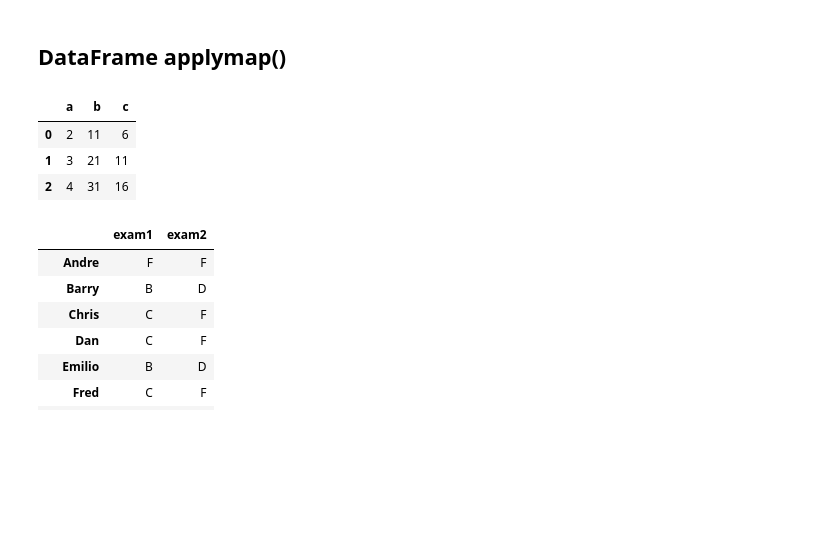
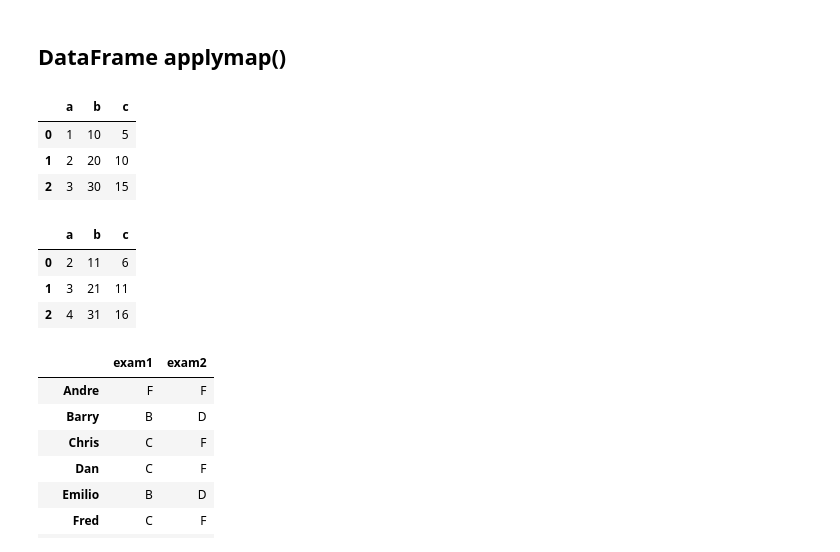
Before and after one commit to Morrowind1983/Udacity-Intro-to-Statistics, a Jupyter notebook: ud170 - 数据分析入门/03 - 用Numpy和Pandas分析二维数据/Exercise.ipynb, the cells around one changed output. Cells and saved outputs as stored; diff of their text form; code cells hidden in the pictures; blank space fills up the shorter version.

```diff
--- a/ud170 - 数据分析入门/03 - 用Numpy和Pandas分析二维数据/Exercise.ipynb
+++ b/ud170 - 数据分析入门/03 - 用Numpy和Pandas分析二维数据/Exercise.ipynb
@@ -394,22 +394,29 @@ entries_and_exits
 # %% [markdown]
 ## DataFrame applymap()
 # %%
-# DataFrame applymap()
 df = pd.DataFrame({
     'a': [1, 2, 3],
     'b': [10, 20, 30],
     'c': [5, 10, 15]
 })
 
-def add_one(x):
-    return x + 1
-
-df.applymap(add_one)
+df
 # %% [output]
 |  | a | b | c |
-| 0 | 2 | 11 | 6 |
-| 1 | 3 | 21 | 11 |
-| 2 | 4 | 31 | 16 |
+| 0 | 1 | 10 | 5 |
+| 1 | 2 | 20 | 10 |
+| 2 | 3 | 30 | 15 |
+# %%
+# DataFrame applymap()
+def add_one(x):
+    return x + 1
+
+df.applymap(add_one)
+# %% [output]
+|  | a | b | c |
+| 0 | 2 | 11 | 6 |
+| 1 | 3 | 21 | 11 |
+| 2 | 4 | 31 | 16 |
 # %%
 grades_df = pd.DataFrame(
     data={'exam1': [43, 81, 78, 75, 89, 70, 91, 65, 98, 87],
```
Also changed, not shown: parts of 59 cells of this notebook.
